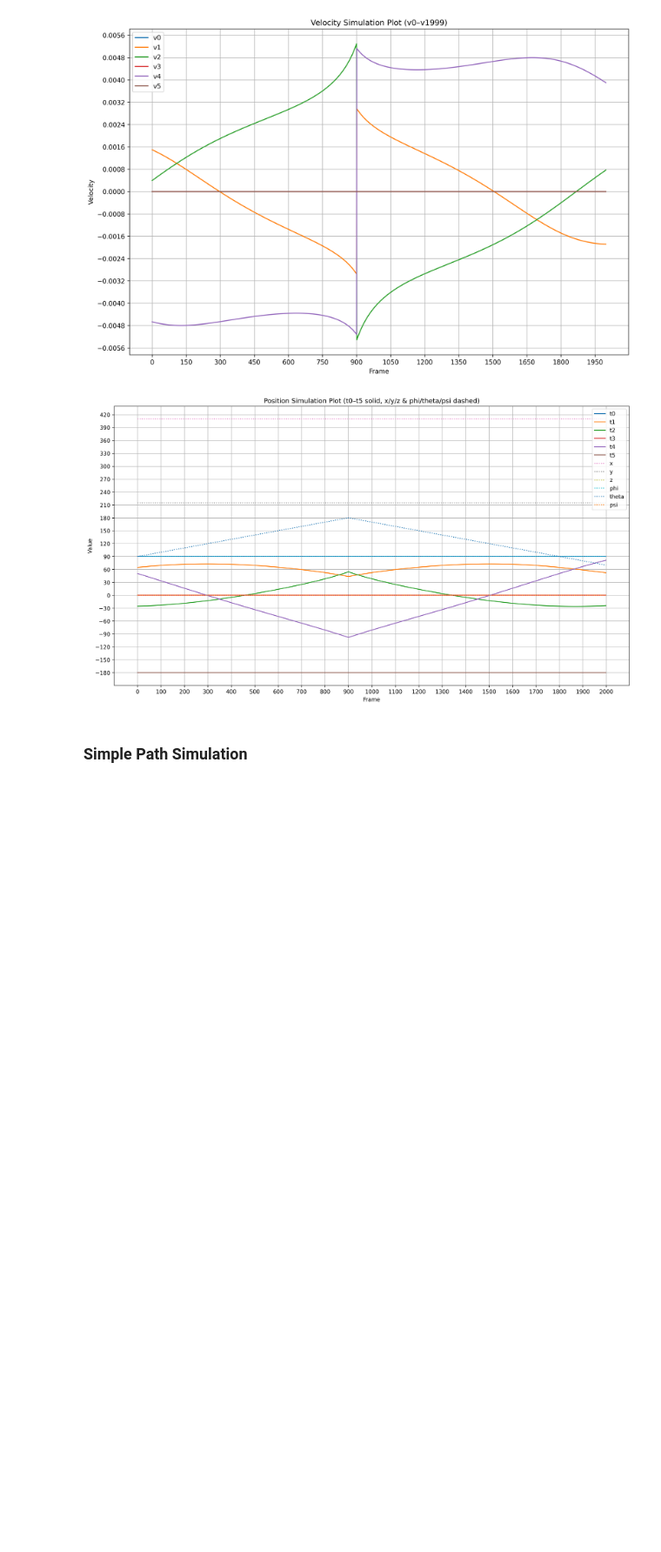
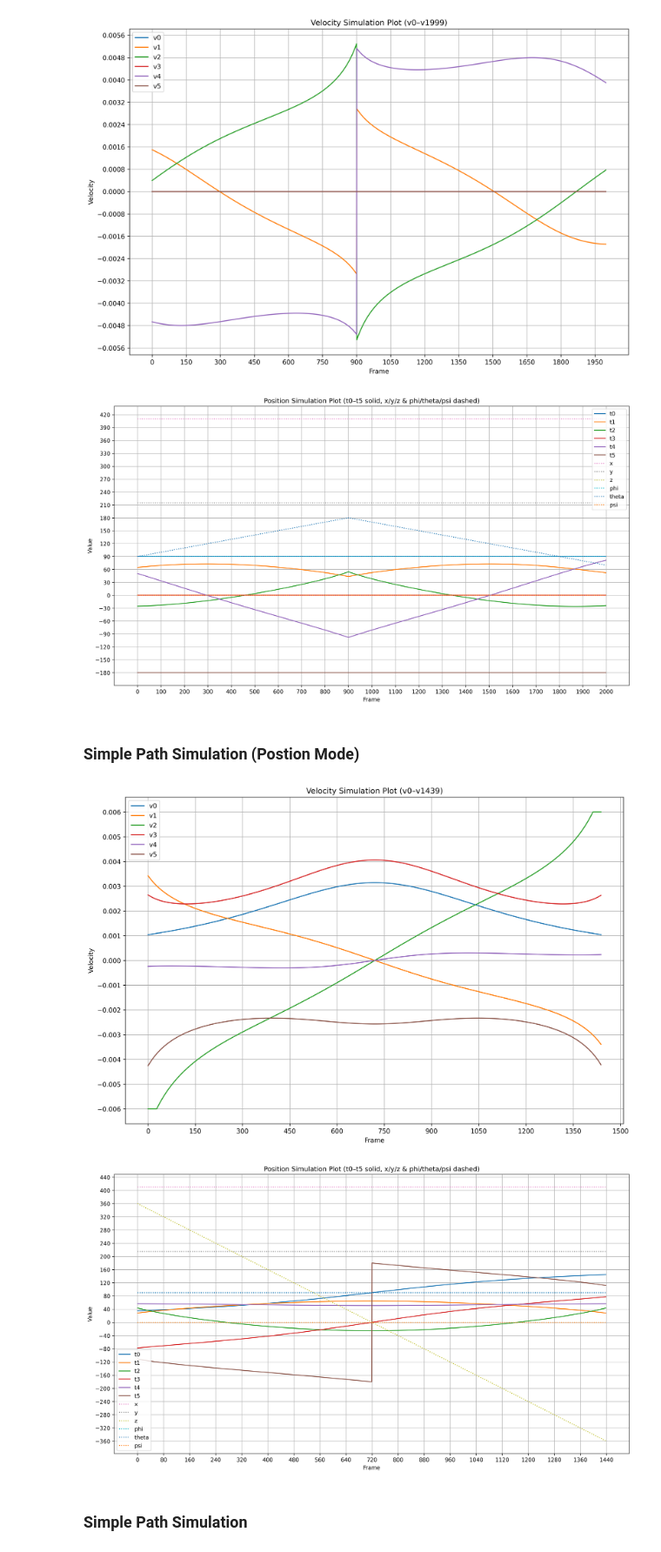
Before and after one commit to mrezanvari/6dof_robot_arm, a Jupyter notebook: dev/plots.ipynb, the cells around one changed output. Shown at 87% size. Drawn from its saved outputs; the diff is of its cells as text; code cells hidden in the pictures; blank space fills up the shorter version.

```diff
--- a/dev/plots.ipynb
+++ b/dev/plots.ipynb
@@ -117,6 +117,17 @@ plot_pos("sim_pos1.log", start_line, end_line)
 # %% [output]
 [figure]
 [figure]
+# %% [markdown]
+### Simple Path Simulation (Postion Mode)
+# %%
+start_line = 0
+end_line = None
+
+plot_velocity("sim_vel2.log", start_line, end_line)
+plot_pos("sim_pos2.log", start_line, end_line)
+# %% [output]
+[figure, added]
+[figure, added]
 # %% [markdown]
 ### Simple Path Simulation
 # %%
```
Also changed, not shown: parts of 2 cells of this notebook, 2 other files.
